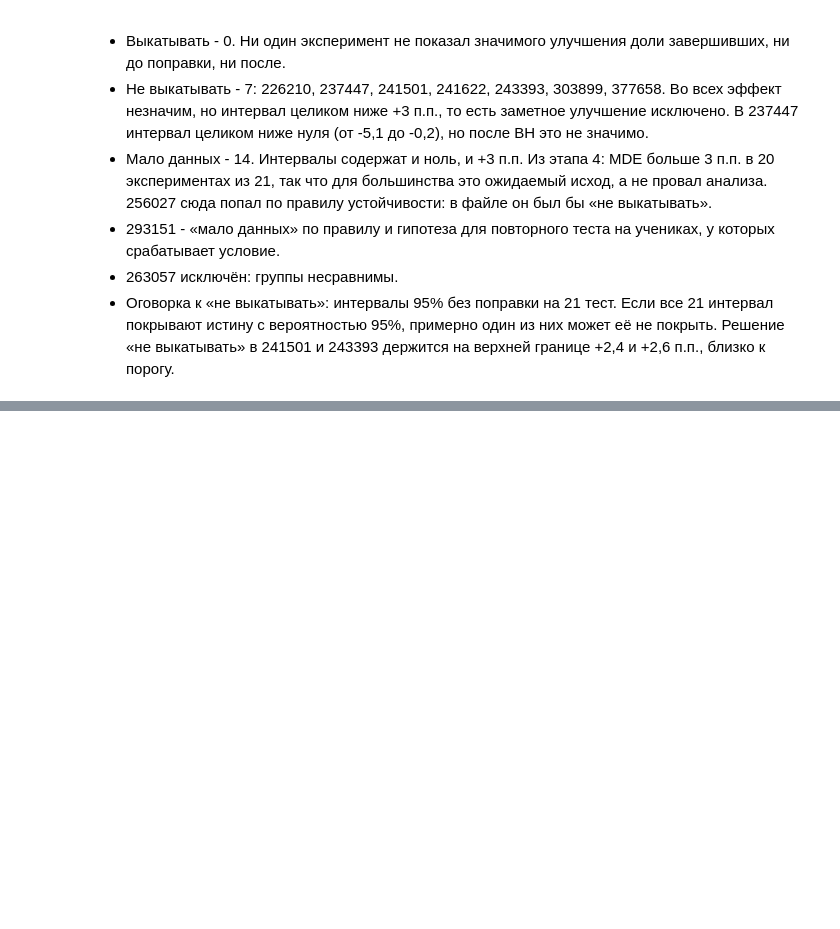
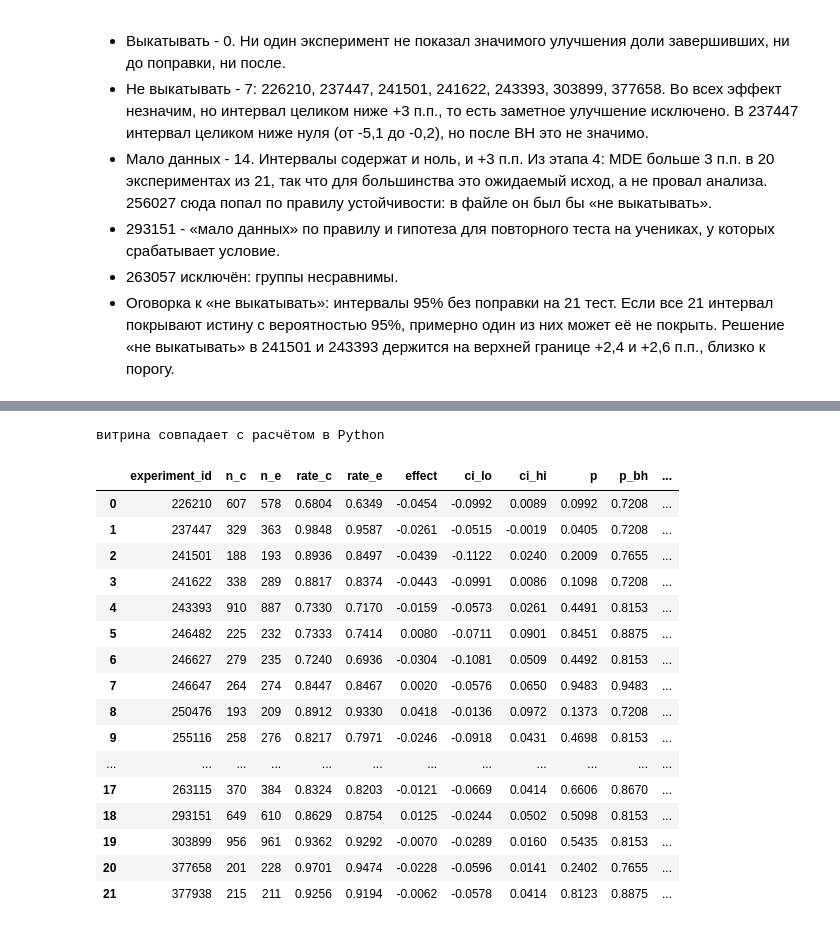
Before and after one commit to artyombelyaev/assistments-ab-tests, a Jupyter notebook: notebooks/06_decisions.ipynb, the cells around one changed output, grey strips where cells are left out. Saved outputs shown, nothing was run; the diff lists cells and outputs as text; code cells hidden in the pictures; blank space fills up the shorter version.

Commit message:
Витрина experiment_summary на SQL

```diff
--- a/notebooks/06_decisions.ipynb
+++ b/notebooks/06_decisions.ipynb
@@ -43,3 +31,7 @@ names = db.run(con, "quality.sql", "per_experiment")[["experiment_id", "experime
+# %%
+# бутстреп в том же порядке, что в ноутбуке 03, поэтому интервалы совпадают до цифры
+main, sens = effects.decision_inputs(con)
+names = db.run(con, "quality.sql", "per_experiment")[["experiment_id", "experiment_name"]]
 # %%
 def pp(x):
     return f"{100 * x:+.1f}".replace(".", ",")
@@ -153,0 +152,28 @@ plt.tight_layout()
+# %%
+mart.build(con)
+summary = con.sql("select * from experiment_summary").df()
+check = summary.merge(t[["experiment_id", "p_bh", "decision"]], on="experiment_id", suffixes=("", "_py"))
+assert (check.decision == check.decision_py).all()
+assert np.allclose(check.p_bh, check.p_bh_py, equal_nan=True)
+assert np.allclose(summary.mde, [stats.mde_two_prop(p, ne, nc) for p, ne, nc in zip(summary.rate_c, summary.n_e, summary.n_c)])
+print("витрина совпадает с расчётом в Python")
+summary.drop(columns="experiment_name").round(4)
+# %% [output]
+витрина совпадает с расчётом в Python
+|  | experiment_id | n_c | n_e | rate_c | rate_e | effect | ci_lo | ci_hi | p | p_bh | ... |
+| 0 | 226210 | 607 | 578 | 0.6804 | 0.6349 | -0.0454 | -0.0992 | 0.0089 | 0.0992 | 0.7208 | ... |
+| 1 | 237447 | 329 | 363 | 0.9848 | 0.9587 | -0.0261 | -0.0515 | -0.0019 | 0.0405 | 0.7208 | ... |
+| 2 | 241501 | 188 | 193 | 0.8936 | 0.8497 | -0.0439 | -0.1122 | 0.0240 | 0.2009 | 0.7655 | ... |
+| 3 | 241622 | 338 | 289 | 0.8817 | 0.8374 | -0.0443 | -0.0991 | 0.0086 | 0.1098 | 0.7208 | ... |
+| 4 | 243393 | 910 | 887 | 0.7330 | 0.7170 | -0.0159 | -0.0573 | 0.0261 | 0.4491 | 0.8153 | ... |
+| 5 | 246482 | 225 | 232 | 0.7333 | 0.7414 | 0.0080 | -0.0711 | 0.0901 | 0.8451 | 0.8875 | ... |
+| 6 | 246627 | 279 | 235 | 0.7240 | 0.6936 | -0.0304 | -0.1081 | 0.0509 | 0.4492 | 0.8153 | ... |
+| 7 | 246647 | 264 | 274 | 0.8447 | 0.8467 | 0.0020 | -0.0576 | 0.0650 | 0.9483 | 0.9483 | ... |
+| 8 | 250476 | 193 | 209 | 0.8912 | 0.9330 | 0.0418 | -0.0136 | 0.0972 | 0.1373 | 0.7208 | ... |
+| 9 | 255116 | 258 | 276 | 0.8217 | 0.7971 | -0.0246 | -0.0918 | 0.0431 | 0.4698 | 0.8153 | ... |
+| ... | ... | ... | ... | ... | ... | ... | ... | ... | ... | ... | ... |
+| 17 | 263115 | 370 | 384 | 0.8324 | 0.8203 | -0.0121 | -0.0669 | 0.0414 | 0.6606 | 0.8670 | ... |
+| 18 | 293151 | 649 | 610 | 0.8629 | 0.8754 | 0.0125 | -0.0244 | 0.0502 | 0.5098 | 0.8153 | ... |
+| 19 | 303899 | 956 | 961 | 0.9362 | 0.9292 | -0.0070 | -0.0289 | 0.0160 | 0.5435 | 0.8153 | ... |
+| 20 | 377658 | 201 | 228 | 0.9701 | 0.9474 | -0.0228 | -0.0596 | 0.0141 | 0.2402 | 0.7655 | ... |
+| 21 | 377938 | 215 | 211 | 0.9256 | 0.9194 | -0.0062 | -0.0578 | 0.0414 | 0.8123 | 0.8875 | ... |
```
Also changed, not shown: parts of 3 cells of this notebook, 3 other files.
